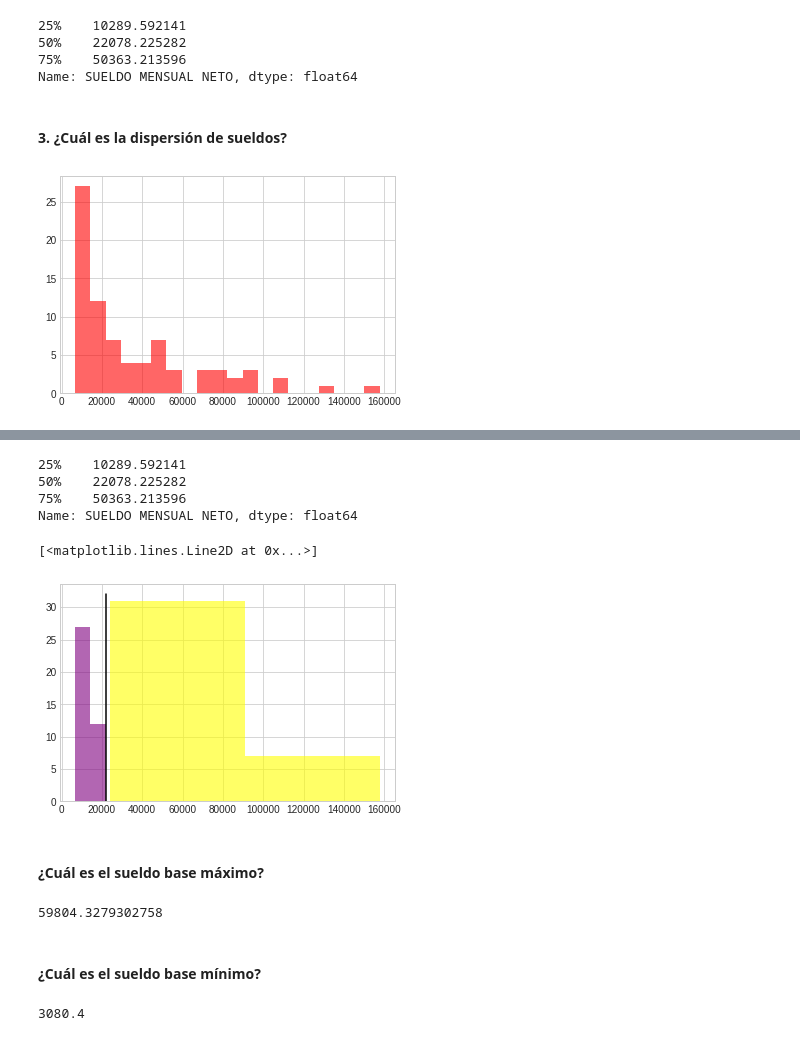
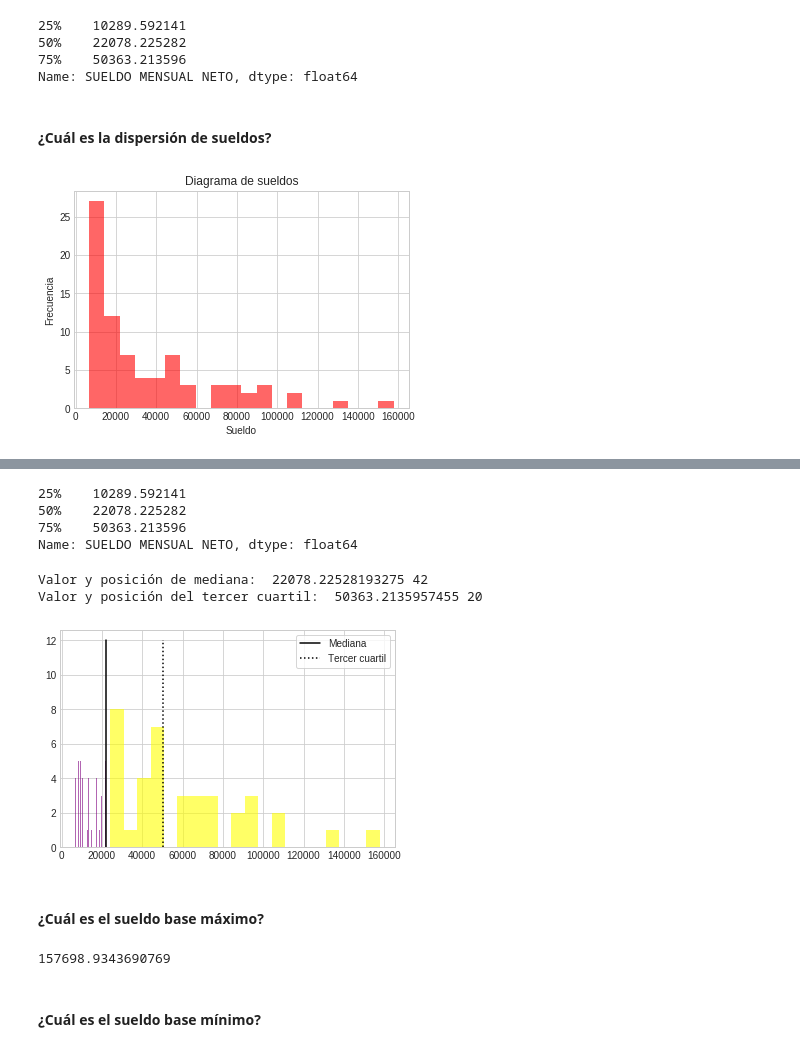
Before and after one commit to DCIDA2019/da2019-MIMIMUSTAINE, a Jupyter notebook: Semana4/Trabajo/Preguntas_1.ipynb, the cells around one changed output, grey strips where cells are left out. Drawn from its saved outputs; the diff is of its cells as text; code cells hidden in the pictures.

```diff
--- a/Semana4/Trabajo/Preguntas_1.ipynb
+++ b/Semana4/Trabajo/Preguntas_1.ipynb
@@ -73,12 +73,15 @@ sueldos.describe()['SUELDO MENSUAL NETO'].loc['25%' : '75%']
 75%    50363.213596
 Name: SUELDO MENSUAL NETO, dtype: float64
 # %% [markdown]
-#### <strong>3.</strong> ¿Cuál es la dispersión de sueldos?
+#### <strong>¿Cuál es la dispersión de sueldos?</strong>
 # %%
 plt.hist(sueldos['SUELDO MENSUAL NETO'], bins = 20, alpha = 0.6, color = 'red')
+plt.title('Diagrama de sueldos')
+plt.xlabel('Sueldo')
+plt.ylabel('Frecuencia')
 plt.show()
 # %% [output]
-[figure, old version]
+[figure, new version]
 # %%
 mediana = sueldos['SUELDO MENSUAL NETO'].median()
 # %%
@@ -111,21 +115,32 @@ sueldos['SUELDO MENSUAL NETO'].describe()['25%' : '75%']
 75%    50363.213596
 Name: SUELDO MENSUAL NETO, dtype: float64
 # %%
-plt.hist(sueldos[sueldos['SUELDO MENSUAL NETO'] < mediana]['SUELDO MENSUAL NETO'], bins = 2, color = 'purple', alpha = 0.6)
-plt.hist(sueldos[sueldos['SUELDO MENSUAL NETO'] > mediana]['SUELDO MENSUAL NETO'], bins = 2, color = 'yellow', alpha = 0.6)
-plt.plot(np.ones(100) * mediana, np.linspace(0,32, 100), 'k')
+V = np.array(sueldos)
+k, h = 0, 0
+for i in range(len(V)):
+    if(V[i][13] == mediana):
+        k = i
+    if(V[i][13] == sueldos['SUELDO MENSUAL NETO'].quantile(0.75)):
+        h = i
+print('Valor y posición de mediana: ', sueldos['SUELDO MENSUAL NETO'].quantile(.5), k)
+print('Valor y posición del tercer cuartil: ', sueldos['SUELDO MENSUAL NETO'].quantile(.75), h)
+
+plt.hist(sueldos[sueldos['SUELDO MENSUAL NETO'] <= mediana]['SUELDO MENSUAL NETO'], bins = k, color = 'purple', alpha = 0.6)
+plt.hist(sueldos[sueldos['SUELDO MENSUAL NETO'] > mediana]['SUELDO MENSUAL NETO'], bins = h, color = 'yellow', alpha = 0.6)
+plt.plot(np.ones(100) * mediana, np.linspace(0,12, 100), 'k', label = 'Mediana')
+plt.plot(np.ones(12) * sueldos['SUELDO MENSUAL NETO'].quantile(.75), np.linspace(0,12,12), 'k', linestyle = ':', label = 'Tercer cuartil')
+plt.legend(frameon = True)
+plt.show()
 # %% [output]
-[<matplotlib.lines.Line2D at 0x...>]
+Valor y posición de mediana:  22078.22528193275 42
+Valor y posición del tercer cuartil:  50363.2135957455 20
-[figure, old version]
+[figure, new version]
 # %% [markdown]
 #### <strong>¿Cuál es el sueldo base máximo?</strong>
-# %%
-sueldos['SUELDO BASE'].max()
-# %% [output]
-59804.3279302758
+# %%
+#Trabajando con el sueldo mensual neto:
+sueldos['SUELDO MENSUAL NETO'].max()
+# %% [output]
+157698.9343690769
 # %% [markdown]
 #### <strong>¿Cuál es el sueldo base mínimo?</strong>
-# %%
-sueldos['SUELDO BASE'].min()
-# %% [output]
-3080.4
```
Also changed, not shown: parts of 16 cells of this notebook, 1 other file.
